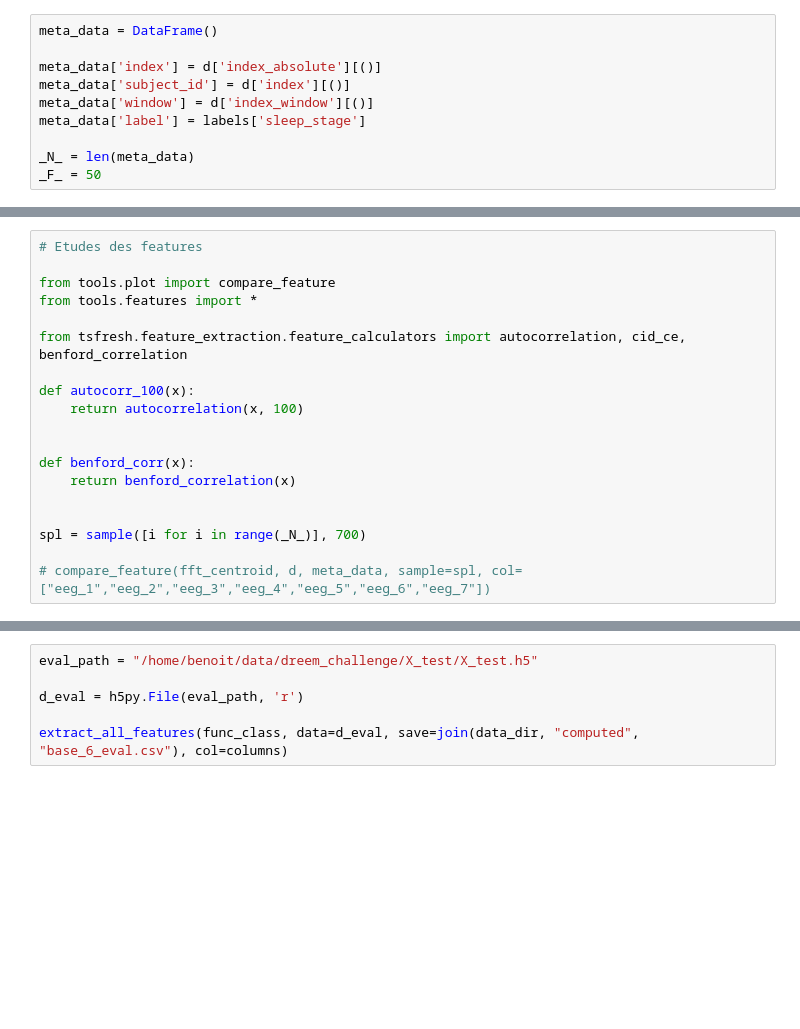
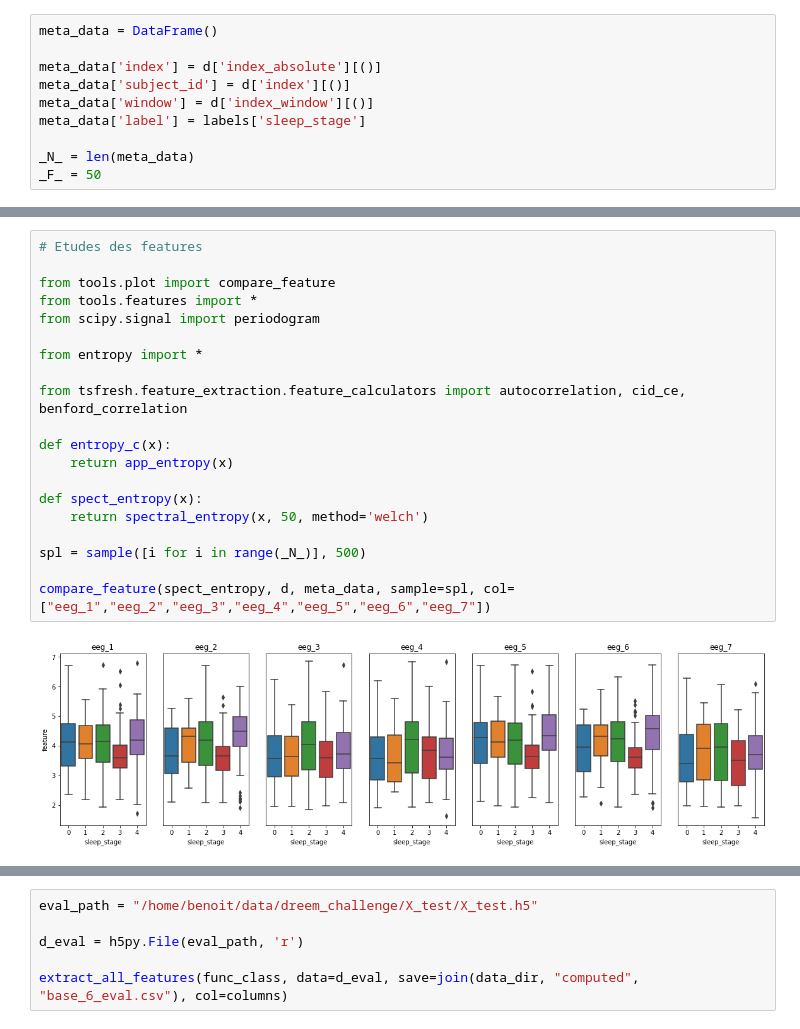
Before and after one commit to benoitcharmettant/td_machine_learning, a Jupyter notebook: final/feature_extraction_pipeline.ipynb, the cells around one changed output, grey strips where cells are left out. Drawn from its saved outputs; the diff is of its cells as text; blank space fills up the shorter version.

Commit message:
Adding entropy features

```diff
--- a/final/feature_extraction_pipeline.ipynb
+++ b/final/feature_extraction_pipeline.ipynb
@@ -34,22 +38,25 @@ index = 300
 # %%
 # Etudes des features
 
 from tools.plot import compare_feature
 from tools.features import *
+from scipy.signal import periodogram
+
+from entropy import *
 
 from tsfresh.feature_extraction.feature_calculators import autocorrelation, cid_ce, benford_correlation
 
-def autocorr_100(x):
-    return autocorrelation(x, 100)
+def entropy_c(x):
+    return app_entropy(x)
 
+def spect_entropy(x):
+    return spectral_entropy(x, 50, method='welch')
 
-def benford_corr(x):
-    return benford_correlation(x)
+spl = sample([i for i in range(_N_)], 500)
 
-
-spl = sample([i for i in range(_N_)], 700)
-
-# compare_feature(fft_centroid, d, meta_data, sample=spl, col=["eeg_1","eeg_2","eeg_3","eeg_4","eeg_5","eeg_6","eeg_7"])
+compare_feature(spect_entropy, d, meta_data, sample=spl, col=["eeg_1","eeg_2","eeg_3","eeg_4","eeg_5","eeg_6","eeg_7"])
+# %% [output]
+[figure, added]
 # %%
 from tools.features_class import *
 from tools.processing import extract_all_features, extract_features
```
Also changed, not shown: parts of 3 cells of this notebook, 2 other files.
